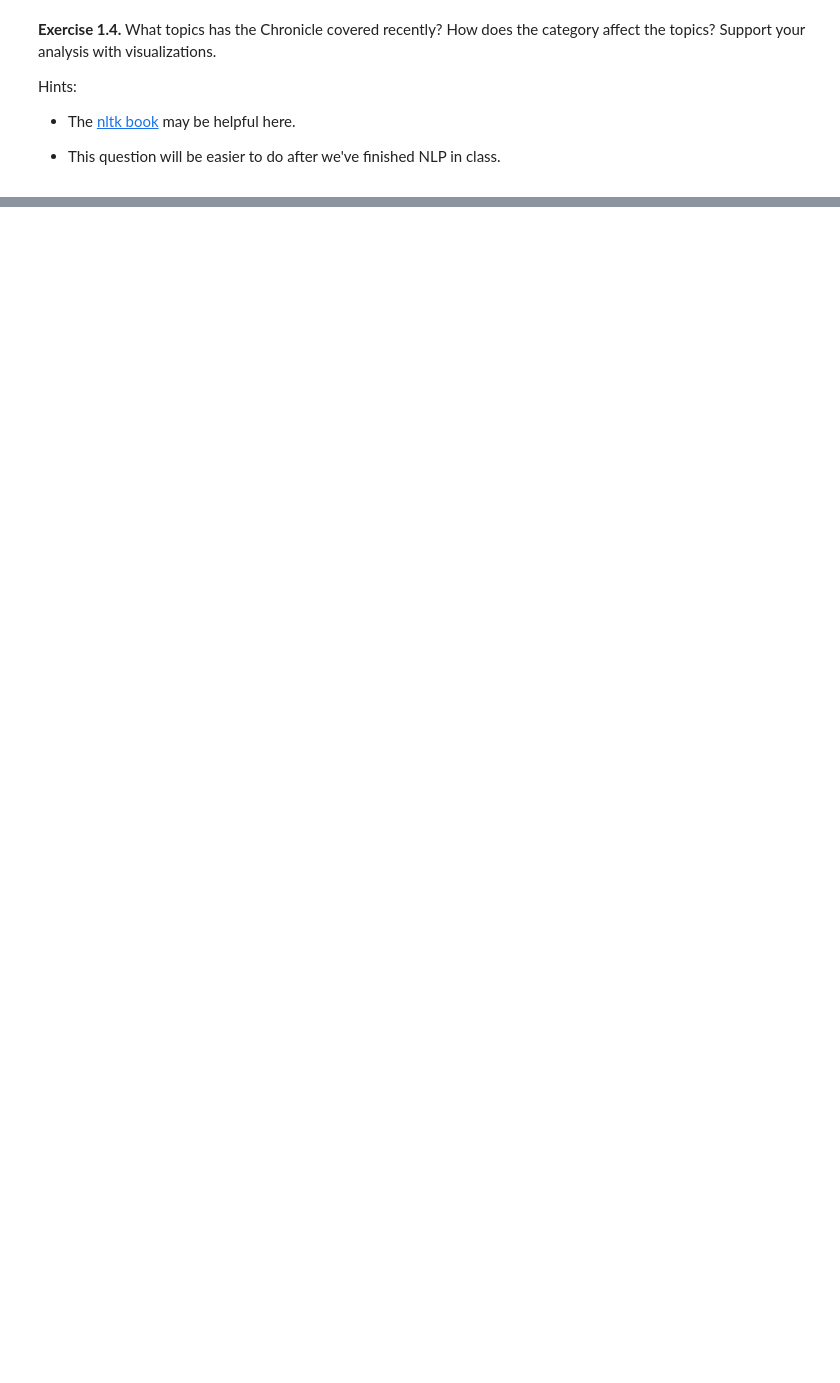
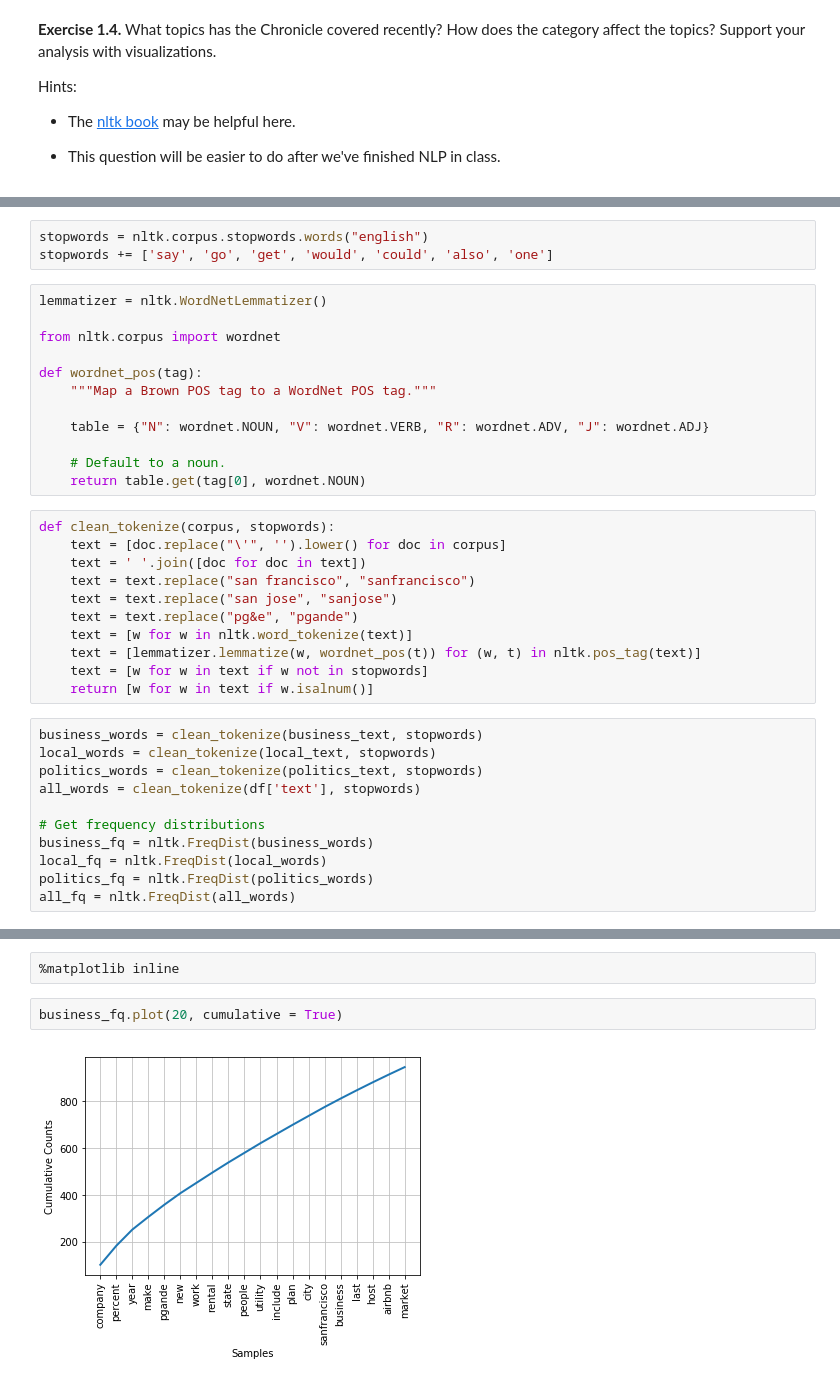
Before and after one commit to domitchler/sta141b-assignment-4, a Jupyter notebook: hw4.ipynb, the cells around one changed output, grey strips where cells are left out. Cells and saved outputs as stored; diff of their text form; blank space fills up the shorter version.

```diff
--- a/hw4.ipynb
+++ b/hw4.ipynb
@@ -276,0 +288,37 @@ Hints:
+# %%
+stopwords = nltk.corpus.stopwords.words("english")
+stopwords += ['say', 'go', 'get', 'would', 'could', 'also', 'one']
+# %%
+lemmatizer = nltk.WordNetLemmatizer()
+
+from nltk.corpus import wordnet
+
+def wordnet_pos(tag):
+    """Map a Brown POS tag to a WordNet POS tag."""
+
+    table = {"N": wordnet.NOUN, "V": wordnet.VERB, "R": wordnet.ADV, "J": wordnet.ADJ}
+
+    # Default to a noun.
+    return table.get(tag[0], wordnet.NOUN)
+# %%
+def clean_tokenize(corpus, stopwords):
+    text = [doc.replace("\'", '').lower() for doc in corpus]
+    text = ' '.join([doc for doc in text])
+    text = text.replace("san francisco", "sanfrancisco")
+    text = text.replace("san jose", "sanjose")
+    text = text.replace("pg&e", "pgande")
+    text = [w for w in nltk.word_tokenize(text)]
+    text = [lemmatizer.lemmatize(w, wordnet_pos(t)) for (w, t) in nltk.pos_tag(text)]
+    text = [w for w in text if w not in stopwords]
+    return [w for w in text if w.isalnum()]
+# %%
+business_words = clean_tokenize(business_text, stopwords)
+local_words = clean_tokenize(local_text, stopwords)
+politics_words = clean_tokenize(politics_text, stopwords)
+all_words = clean_tokenize(df['text'], stopwords)
+
+# Get frequency distributions
+business_fq = nltk.FreqDist(business_words)
+local_fq = nltk.FreqDist(local_words)
+politics_fq = nltk.FreqDist(politics_words)
+all_fq = nltk.FreqDist(all_words)
@@ -276,0 +385,6 @@ Hints:
+# %%
+%matplotlib inline
+# %%
+business_fq.plot(20, cumulative = True)
+# %% [output]
+[figure, added]
```
Also changed, not shown: parts of 27 cells of this notebook.
